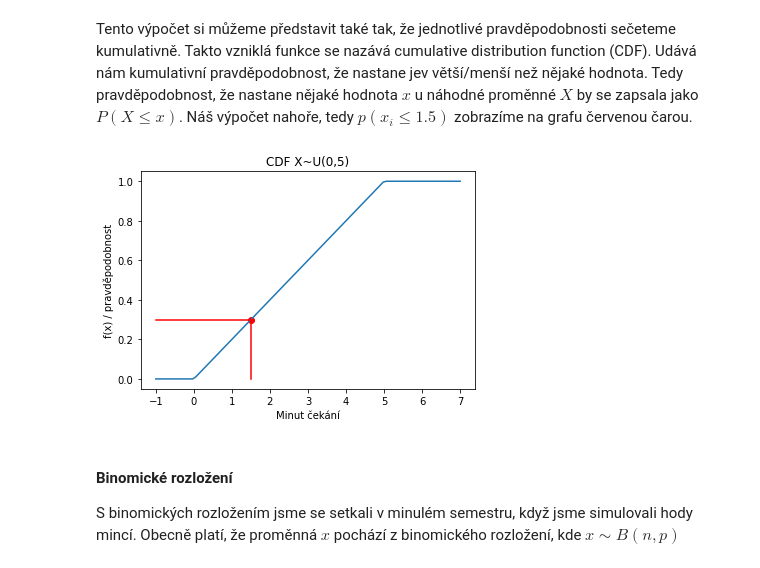
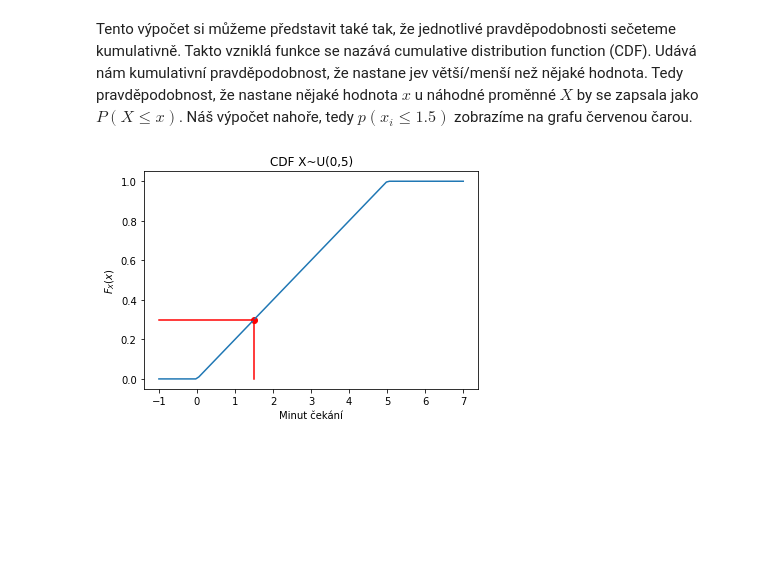
Before and after one commit to schubertjan/cuni, a Jupyter notebook: stats/cviceni/cviceni_2/pravdepodobnostni_rozlozeni.ipynb, the cells around one changed output. Drawn from its saved outputs; the diff is of its cells as text; code cells hidden in the pictures; blank space fills up the shorter version.

```diff
--- a/stats/cviceni/cviceni_2/pravdepodobnostni_rozlozeni.ipynb
+++ b/stats/cviceni/cviceni_2/pravdepodobnostni_rozlozeni.ipynb
@@ -126,17 +116,13 @@ Tento výpočet si můžeme představit také tak, že jednotlivé pravděpodobn
 # %%
 cdf = stats.uniform.cdf(x, loc = 0, scale = 5)
 
 plt.plot(x, cdf)
 plt.xlabel("Minut čekání")
-plt.ylabel("f(x) / pravděpodobnost")
+plt.ylabel("$F_X(x)$")
 plt.title(f"CDF X~U(0,5)")
 plt.plot([1.5,1.5], [0, p_mensi_15], color = "red")
 plt.plot([-1,1.5], [p_mensi_15, p_mensi_15], color = "red")
 plt.scatter([1.5], [p_mensi_15], color = "red")
 plt.show()
 # %% [output]
-[figure, old version]
+[figure, new version]
-# %% [markdown]
-#### Binomické rozložení
-
-S binomických rozložením jsme se setkali v minulém semestru, když jsme simulovali hody mincí. Obecně platí, že proměnná $x$ pochází z binomického rozložení, kde $x \sim B(n, p)$
```
Also changed, not shown: parts of 19 cells of this notebook.
